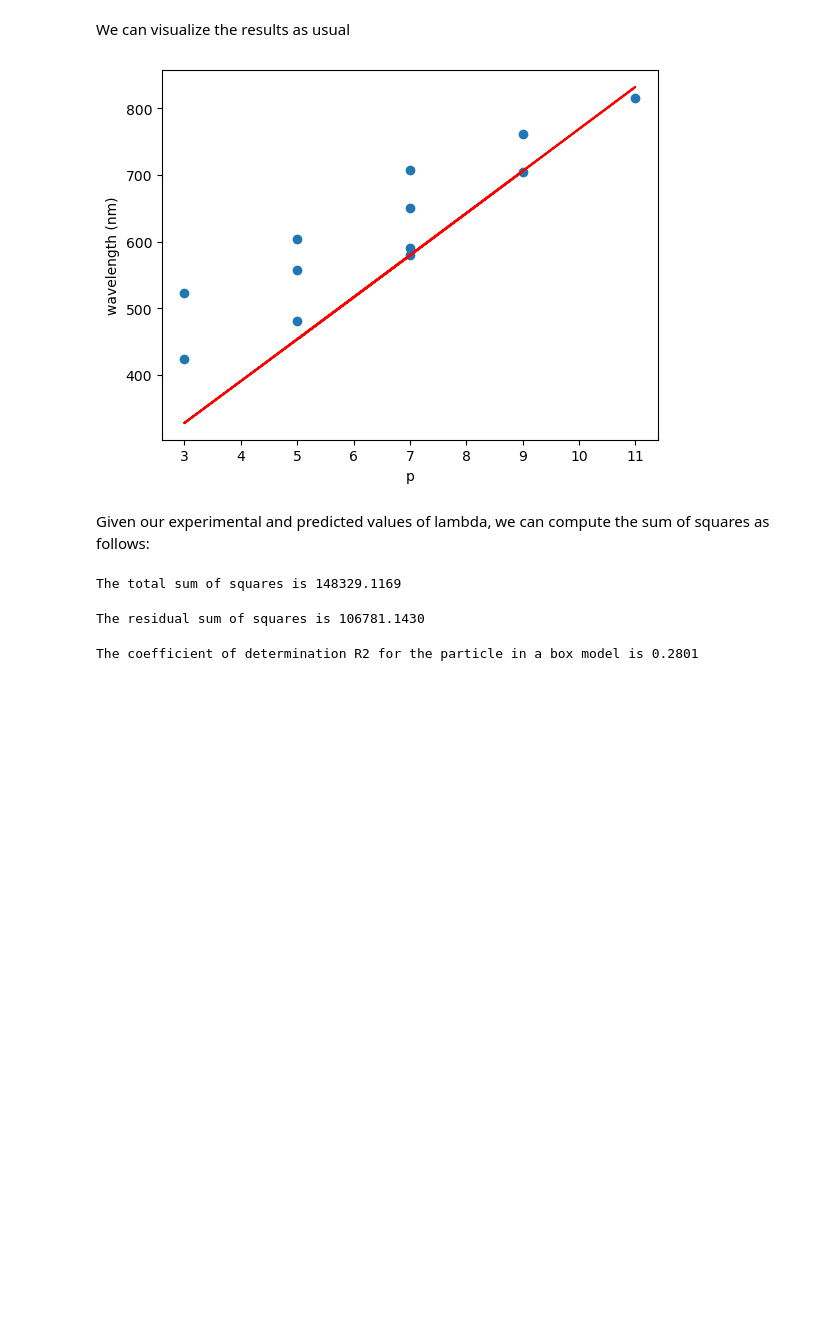
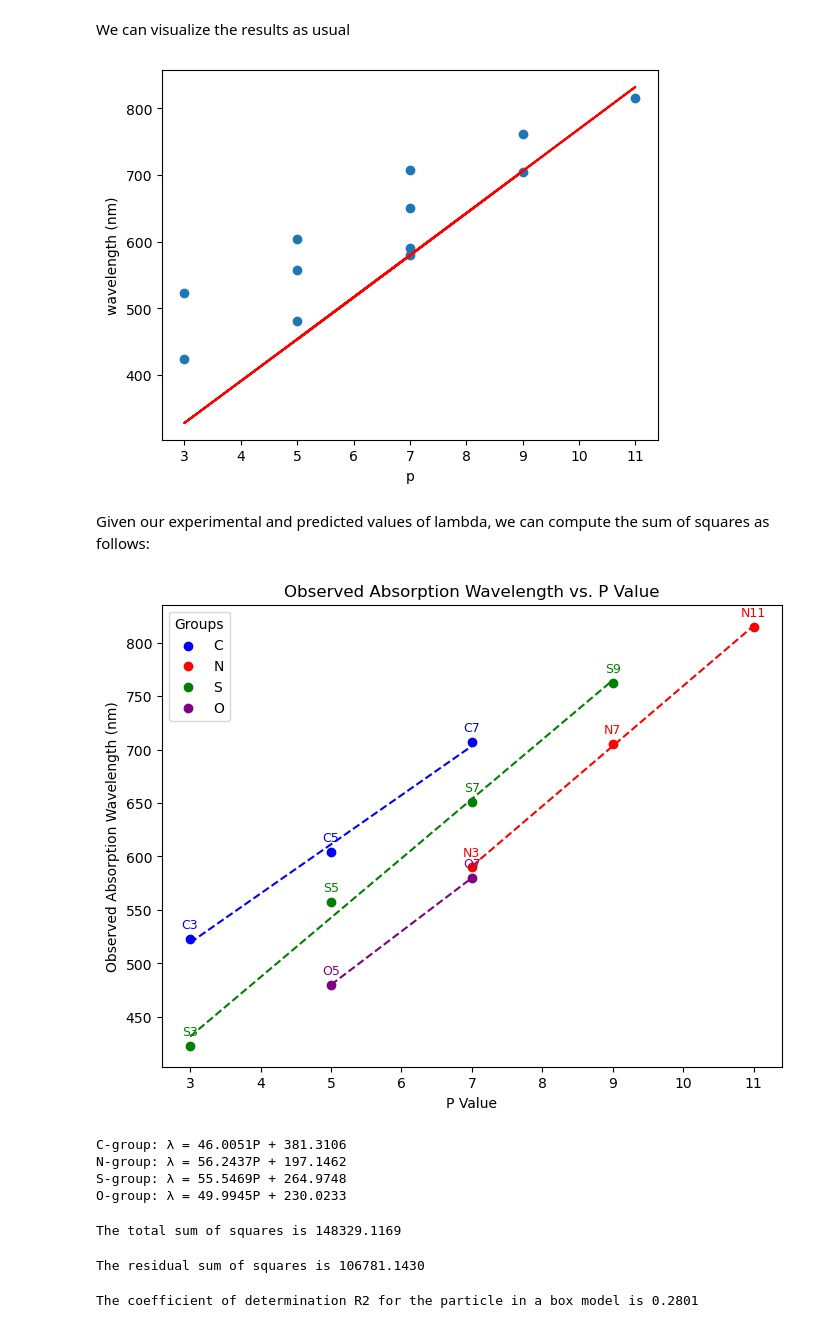
Before and after one commit to DavidShreve/PChemLab, a Jupyter notebook: ParticleBox_ModelingData.ipynb, the cells around one changed output. Cells and saved outputs as stored; diff of their text form; code cells hidden in the pictures; blank space fills up the shorter version.

Commit message:
Graph hell

```diff
--- a/ParticleBox_ModelingData.ipynb
+++ b/ParticleBox_ModelingData.ipynb
@@ -411,6 +411,76 @@ plt.show()
 [figure]
 # %% [markdown]
 Given our experimental and predicted values of lambda, we can compute the sum of squares as follows:
+# %%
+import matplotlib.pyplot as plt
+import numpy as np
+import pandas as pd
+
+# Define the dyes data as a list of dictionaries
+dyes = [
+    {'cas': '977-96-8', 'p': 3, 'hasO': 0, 'hasS': 0, 'label': 'C3', 'group': 'C', 'lambda_exp': 522.991943},
+    {'cas': '605-91-4', 'p': 5, 'hasO': 0, 'hasS': 0, 'label': 'C5', 'group': 'C', 'lambda_exp': 604.003479},
+    {'cas': '4727-49-5', 'p': 7, 'hasO': 0, 'hasS': 0, 'label': 'N3', 'group': 'N', 'lambda_exp': 590.018250},
+    {'cas': '14187-31-6', 'p': 7, 'hasO': 0, 'hasS': 0, 'label': 'C7', 'group': 'C', 'lambda_exp': 707.012146},
+    {'cas': '4727-50-8', 'p': 9, 'hasO': 0, 'hasS': 0, 'label': 'N7', 'group': 'N', 'lambda_exp': 705.008301},
+    {'cas': '18300-31-7', 'p': 11, 'hasO': 0, 'hasS': 0, 'label': 'N11', 'group': 'N', 'lambda_exp': 814.993225},
+    {'cas': '2197-01-5', 'p': 3, 'hasO': 0, 'hasS': 1, 'label': 'S3', 'group': 'S', 'lambda_exp': 423.012695},
+    {'cas': '905-97-5', 'p': 5, 'hasO': 0, 'hasS': 1, 'label': 'S5', 'group': 'S', 'lambda_exp': 557.017883},
+    {'cas': '514-73-8', 'p': 7, 'hasO': 0, 'hasS': 1, 'label': 'S7', 'group': 'S', 'lambda_exp': 650.993408},
+    {'cas': '3071-70-3', 'p': 9, 'hasO': 0, 'hasS': 1, 'label': 'S9', 'group': 'S', 'lambda_exp': 762.000000},
+    {'cas': '905-96-4', 'p': 5, 'hasO': 1, 'hasS': 0, 'label': 'O5', 'group': 'O', 'lambda_exp': 479.995789},
+    {'cas': '14806-50-9', 'p': 7, 'hasO': 1, 'hasS': 0, 'label': 'O7', 'group': 'O', 'lambda_exp': 579.984802}
+]
+
+# Convert list to pandas DataFrame
+dyes_data = pd.DataFrame(dyes)
+
+# Define colors for each group
+colors = {'C': 'blue', 'N': 'red', 'S': 'green', 'O': 'purple'}
+
+# Create the plot
+plt.figure(figsize=(8, 6))
+
+# Store trendline equations
+trendline_equations = {}
+
+for group, color in colors.items():
+    group_data = dyes_data[dyes_data['group'] == group]
+
+    if not group_data.empty:
+        # Scatter plot for each group
+        plt.scatter(group_data['p'], group_data['lambda_exp'], color=color, label=group)
+
+        # Label points
+        for i, row in group_data.iterrows():
+            plt.text(row['p'], row['lambda_exp'] + 10, row['label'], fontsize=9, ha='center', color=color)
+
+        # Linear fit
+        m, b = np.polyfit(group_data['p'], group_data['lambda_exp'], 1)
+        trendline_equations[group] = f"{group}-group: λ = {m:.4f}P + {b:.4f}"
+
+        # Plot the trendline
+        p_values = np.linspace(min(group_data['p']), max(group_data['p']), 100)
+        plt.plot(p_values, m * p_values + b, color=color, linestyle='dashed')
+
+# Formatting
+plt.xlabel('P Value')
+plt.ylabel('Observed Absorption Wavelength (nm)')
+plt.title('Observed Absorption Wavelength vs. P Value')
+plt.legend(title="Groups", loc='upper left')
+
+# Display the plot
+plt.show()
+
+# Print trendline equations
+for eq in trendline_equations.values():
+    print(eq)
+# %% [output]
+[figure, added]
+C-group: λ = 46.0051P + 381.3106
+N-group: λ = 56.2437P + 197.1462
+S-group: λ = 55.5469P + 264.9748
+O-group: λ = 49.9945P + 230.0233
 # %%
 TSS=np.sum((dyes_data['lambda_exp']-dyes_data['lambda_exp'].mean())**2)
 print("The total sum of squares is {:10.4f} ".format(TSS))
```
